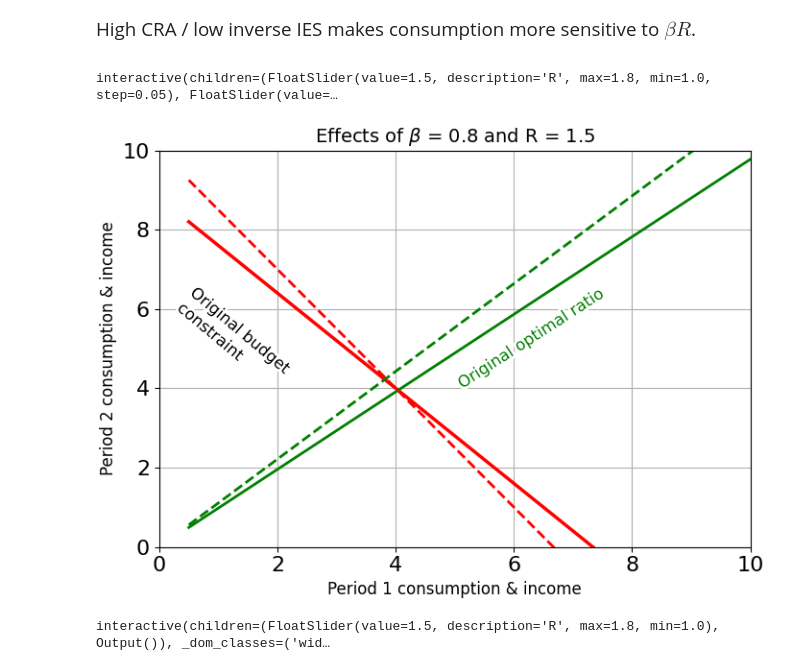
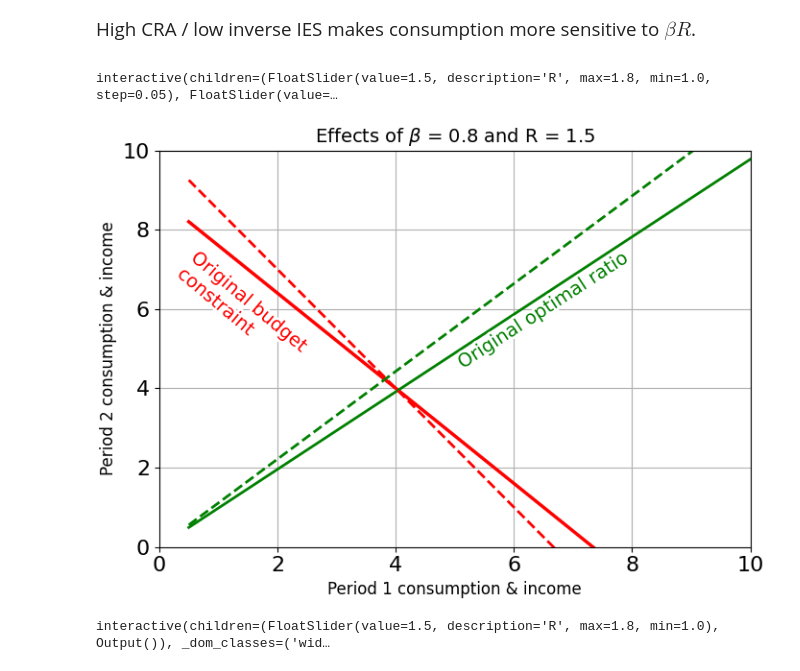
Before and after one commit to jl-2021/my-binder, a Jupyter notebook: intertemporal-choice.ipynb, the cells around one changed output. Saved outputs shown, nothing was run; the diff lists cells and outputs as text; code cells hidden in the pictures.

```diff
--- a/intertemporal-choice.ipynb
+++ b/intertemporal-choice.ipynb
@@ -376,38 +374,38 @@ plt.xlabel('Period 1 consumption & income', fontsize=12)
 plt.ylabel('Period 2 consumption & income', fontsize=12)
 plt.title(r"Effects of $\beta$ and R", fontsize=12)
 
 plt.plot(choice0.linspace(), choice0.c2_line(), color='green', linewidth =2, linestyle='-')
 c2_line1, = plt.plot(choice1.linspace(), choice1.c2_line(), color='green', linewidth =2,
                      linestyle='--')
 budget_line1, = plt.plot(choice1.linspace(), choice1.budget_line(), color='red',
                          linewidth =2, linestyle='--')
 
-plt.annotate(r'Original optimal ratio', xy=(5, 6), xytext=(5.0, 4.0),
-               fontsize=12, rotation=33, color='green',
+plt.annotate(r'Original optimal ratio', xy=(5, 6), xytext=(5.0, 4.5),
+               fontsize=14, rotation=33, color='green',
             path_effects=[withStroke(linewidth=4, foreground='white')])
 
-plt.annotate('Original budget\nconstraint', xy=(5, 3), xytext=(0.25, 4.0),
-               fontsize=12, rotation=-40, color='black',
+plt.annotate('Original budget\nconstraint', xy=(5, 3), xytext=(0.25, 4.5),
+               fontsize=14, rotation=-40, color='red',
             path_effects=[withStroke(linewidth=4, foreground='white')])
 
 plt.grid(True)
 
 def update(R = 1.5, beta = 0.8):
     choice1.pars['beta'] = beta
     choice1.pars['R'] = R
 
     c2_line1.set_ydata(choice1.c2_line())
     budget_line1.set_ydata(choice1.budget_line())
     plt.title(r"Effects of $\beta$ = {} and R = {}".format(np.round(beta,2), np.round(R,2)),
               fontsize=14)
     #fig.canvas.layout = Layout(align_items='center', width='50%')
     #This is not right and pertains only to the widget, not the whole figure?
     plt.gcf().canvas.draw_idle()
 
 interact(update, beta = (0.7,1.0,0.05), R = (1.0,1.8,0.05));
 # %% [output]
 interactive(children=(FloatSlider(value=1.5, description='R', max=1.8, min=1.0, step=0.05), FloatSlider(value=…
-[figure, old version]
+[figure, new version]
 # %%
 """Show how the coefficient of risk aversion (or the inverse IES) affects the budget line and first order condition, hence optimum consumption"""
 
```
Also changed, not shown: parts of 6 cells of this notebook, 1 other file.
